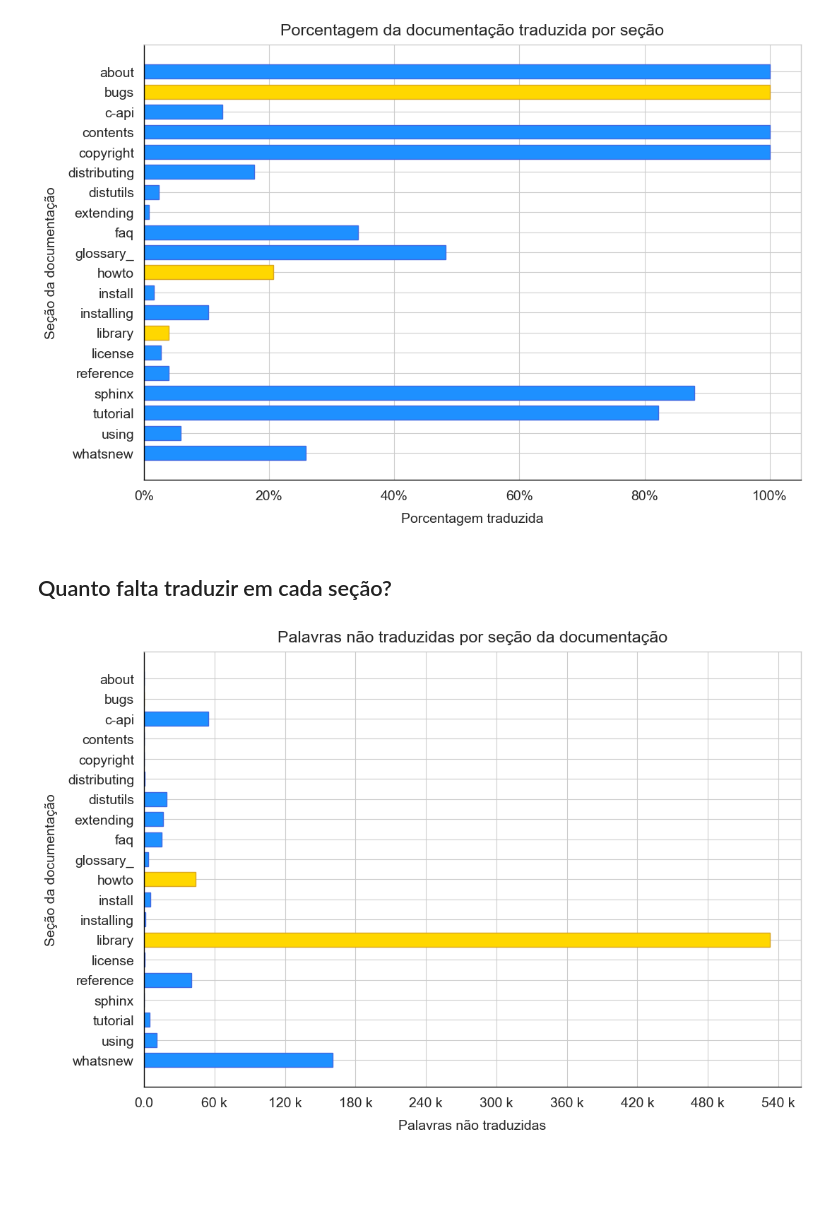
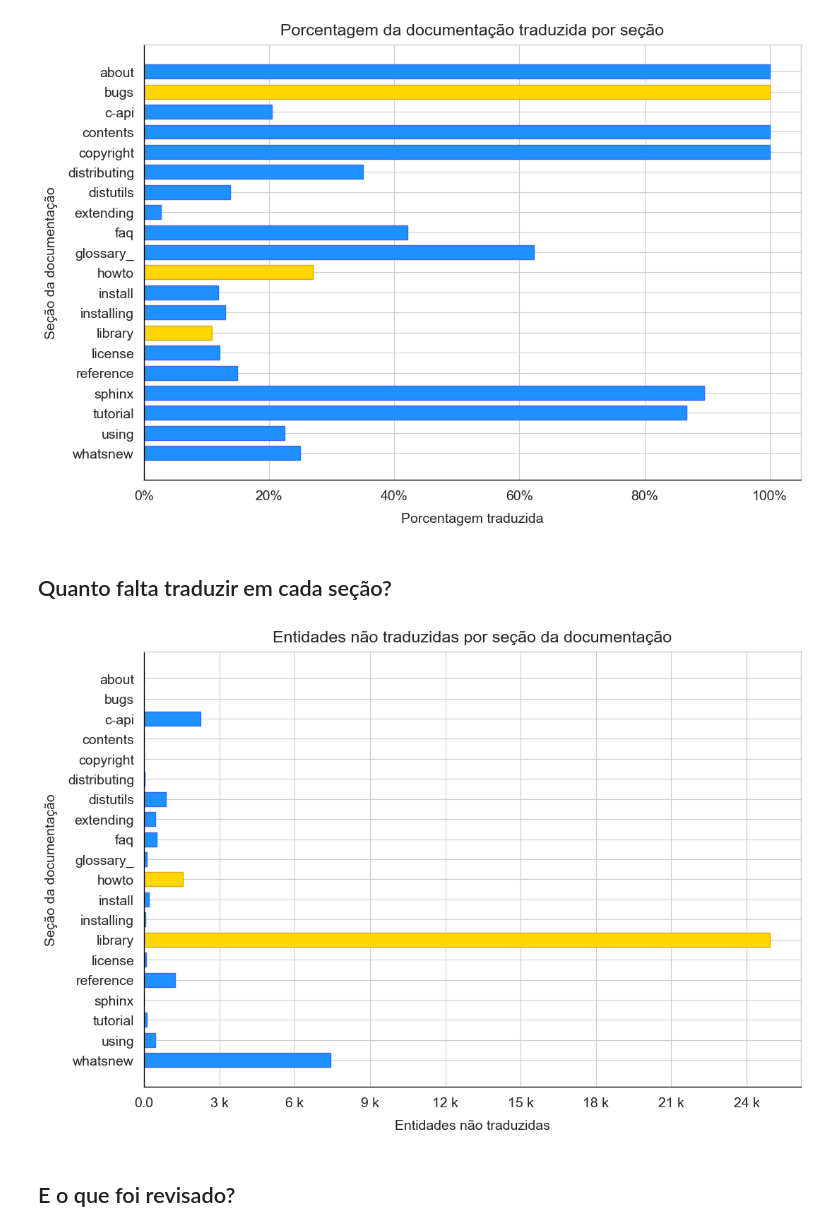
Before and after one commit to rougeth/python-doc-br-stats, a Jupyter notebook: python_doc_br.ipynb, the cells around one changed output. Cells and saved outputs as stored; diff of their text form; code cells hidden in the pictures; blank space fills up the shorter version.

```diff
--- a/python_doc_br.ipynb
+++ b/python_doc_br.ipynb
@@ -23,8 +45,11 @@ resources = [resource["slug"] for resource in resources]
 # %%
-# Retrieve statistics from every resource
-# TODO: We'd benefit from asyncio here. It's a bit slow and
-# be able to run concurrent request would help make it faster.
-stats = defaultdict(lambda: {"translated_words": 0, "words": 0})
+stats = defaultdict(lambda: {
+    "entities": 0,
+    "translated_entities": 0,
+    "reviewed_entities": 0,
+    "translated_words": 0,
+    "untranslated_words": 0,
+})
 for resource in resources:
     stat = helper.transifex_api(f"resource/{resource}/stats/pt_BR/")
 
@@ -32,7 +57,11 @@ for resource in resources:
     # Transform "c-api--abstract" and "c-api--allocation" into "c-api".
     resource = resource.split('--')[0]
 
+    stats[resource]["entities"] += (stat["translated_entities"]
+                                    + stat["untranslated_entities"])
+    stats[resource]["translated_entities"] += stat["translated_entities"]
+    stats[resource]["reviewed_entities"] += stat["reviewed"]
     stats[resource]["translated_words"] += stat["translated_words"]
-    stats[resource]["words"] += stat["translated_words"] + stat["untranslated_words"]
+    stats[resource]["untranslated_words"] += stat["untranslated_words"]
 
 stats = {key: stats[key] for key in sorted(stats.keys(), reverse=True)}
@@ -47,37 +106,38 @@ fill_palette, line_palette = helper.palette(stats.keys())
 # %%
 y_resources = list(stats.keys())
-x_translated = [s['translated_words']/s['words'] for s in stats.values()]
+x_translated = [s['translated_entities']/s['entities'] for s in stats.values()]
 
 figure, ax = plt.subplots(figsize=(12,8))
 
 helper.setup_axes(ax)
 ax.set_title("Porcentagem da documentação traduzida por seção", pad=10)
 ax.set_xlabel("Porcentagem traduzida", labelpad=10)
 ax.set_ylabel("Seção da documentação", labelpad=10)
 ax.xaxis.set_major_formatter(ticker.PercentFormatter(xmax=1))
-ax.barh(y_resources, x_translated, height=0.7, color=fill_palette, edgecolor=line_palette)
+ax.barh(y_resources, x_translated, height=0.7, color=fill_palette,
+        edgecolor=line_palette)
 
-plt.close()
-figure
+plt.show()
 # %% [output]
-[figure, old version]
+[figure, new version]
 # %% [markdown]
 ## Quanto falta traduzir em cada seção?
 # %%
 y_resources = list(stats.keys())
-x_words = [s['words']-s['translated_words'] for s in stats.values()]
+x_words = [s['entities']-s['translated_entities'] for s in stats.values()]
 
 figure, ax = plt.subplots(figsize=(12,8))
 helper.setup_axes(ax)
 
-ax.set_title("Palavras não traduzidas por seção da documentação", pad=10)
-ax.set_xlabel("Palavras não traduzidas", labelpad=10)
+ax.set_title("Entidades não traduzidas por seção da documentação", pad=10)
+ax.set_xlabel("Entidades não traduzidas", labelpad=10)
 ax.set_ylabel("Seção da documentação", labelpad=10)
 ax.xaxis.set_major_locator(plt.MaxNLocator(10))
 ax.xaxis.set_major_formatter(ticker.FuncFormatter(helper.kilo_format))
 ax.barh(y_resources, x_words, height=0.7, color=fill_palette, edgecolor=line_palette)
 
-plt.close()
-figure
+plt.show()
 # %% [output]
-[figure, old version]
+[figure, new version]
+# %% [markdown]
+## E o que foi revisado?
```
Also changed, not shown: parts of 15 cells of this notebook.
